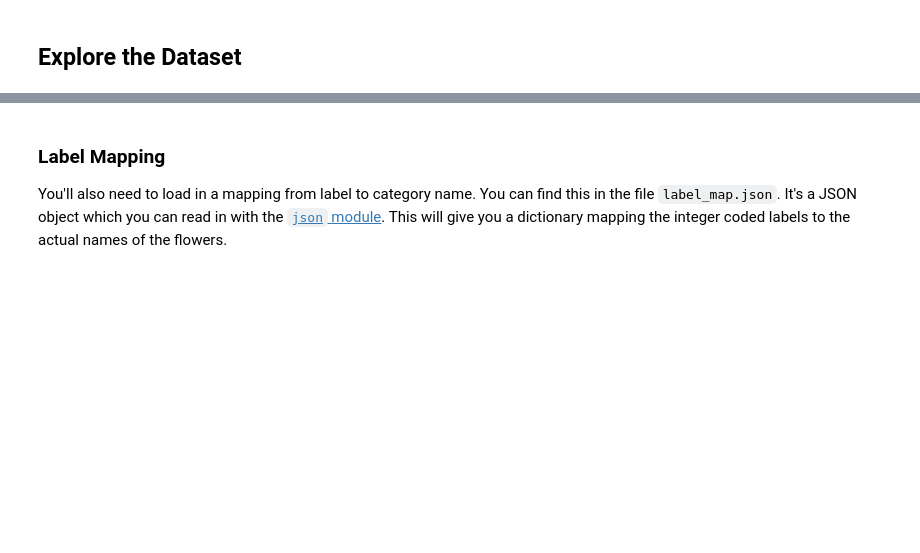
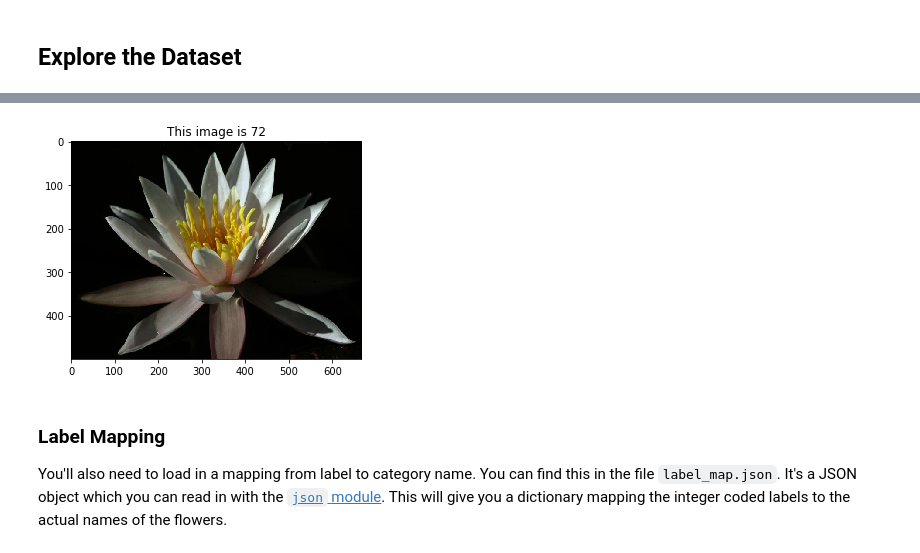
Before and after one commit to AmandaWorker/Flower-Image-Classifier, a Jupyter notebook: Project_Image_Classifier_Project.ipynb, the cells around one changed output, grey strips where cells are left out. Saved outputs shown, nothing was run; the diff lists cells and outputs as text; code cells hidden in the pictures; blank space fills up the shorter version.

Commit message:
Images loaded and explored, basic pipeline created

```diff
--- a/Project_Image_Classifier_Project.ipynb
+++ b/Project_Image_Classifier_Project.ipynb
@@ -111,7 +113,7 @@ The validation and testing sets are used to measure the model's performance on d
 !python -m tensorflow_datasets.scripts.download_and_prepare --register_checksums=True --datasets=oxford_flowers102
 
 # TODO: Load the dataset with TensorFlow Datasets. Hint: use tfds.load()
-data = tfds.load('oxford_flowers102', as_supervised=True, with_info=True)
+data, dataset_info = tfds.load('oxford_flowers102', as_supervised=True, with_info=True)
 
 # TODO: Create a training set, a validation set and a test set.
 training_set, validation_set, test_set = data['train'],data['validation'],data['test']
@@ -167,2 +171,8 @@ NameError: name 'training_set' is not defined
 # %%
 # TODO: Print the shape and corresponding label of 3 images in the training set.
+i = 1
+for image, label in training_set.take(3):
+    print("This image ({}) has " .format(i))
+    print("shape: ", image.shape)
+    print("Label: ", label.numpy())
+    i+=1
@@ -169,7 +189,16 @@ NameError: name 'training_set' is not defined
 # %%
 # TODO: Plot 1 image from the training set.
+for image, label in training_set.take(1):
+    image = image.numpy()
+    label = label.numpy()
+
+plt.imshow(image)
 
 # Set the title of the plot to the corresponding image label.
+plt.title('This image is {}'.format(label))
+plt.show()
+# %% [output]
+[figure, added]
 # %% [markdown]
 ### Label Mapping
 
```
Also changed, not shown: parts of 15 cells of this notebook.
